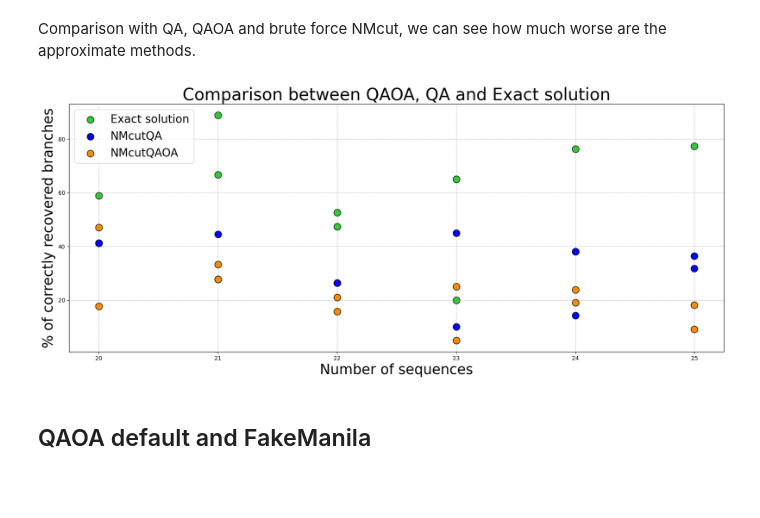
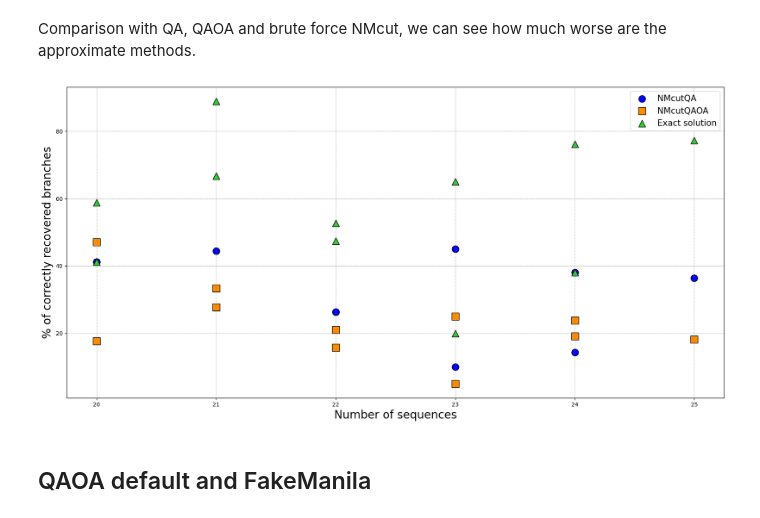
Before and after one commit to Nicofero/PhyloTree_ReConst, a Jupyter notebook: metrics_study.ipynb, the cells around one changed output. Saved outputs shown, nothing was run; the diff lists cells and outputs as text; code cells hidden in the pictures; blank space fills up the shorter version.

```diff
--- a/metrics_study.ipynb
+++ b/metrics_study.ipynb
@@ -681,21 +681,26 @@ plt.show()
 Comparison with QA, QAOA and brute force NMcut, we can see how much worse are the approximate methods.
 # %%
 filtered_rf = rf[rf['size'] < 26]
+filtered_rf = filtered_rf[filtered_rf['id']!= '40617']
 filtered_qiskit = qiskit_df[qiskit_df['size'] < 26]
 filtered_qiskit = filtered_qiskit[filtered_qiskit['size'] > 19]
+filtered_qiskit = filtered_qiskit[filtered_qiskit['id']!= 40617]
+jitter = 0.1
+plt.subplots(figsize=(21, 10))
 
-plt.subplots(figsize=(21, 8))
-plt.scatter(rf_bf['size'], rf_bf['RF'], edgecolor='k', color='limegreen', s=150,label='Exact solution')
-plt.scatter(filtered_rf['size'], filtered_rf['RF'], edgecolor='k', color='blue', s=150,label='NMcutQA')
-plt.scatter(filtered_qiskit['size'], filtered_qiskit['RF'], edgecolor='k', color='darkorange', s=150,label='NMcutQAOA')
-plt.xlabel('Number of sequences',fontdict={'fontsize': 25})
-plt.ylabel('% of correctly recovered branches',fontdict={'fontsize': 25})
-plt.title('Comparison between QAOA, QA and Exact solution', fontsize=30)
+plt.scatter(filtered_rf['size'], filtered_rf['RF'], edgecolor='k', color='blue', s=150, marker='o', label='NMcutQA')
+plt.scatter(filtered_qiskit['size'], filtered_qiskit['RF'], edgecolor='k', color='darkorange', s=150, marker='s', label='NMcutQAOA')
+plt.scatter(rf_bf['size'], rf_bf['RF'], edgecolor='k', color='limegreen', s=150, marker='^', label='Exact solution')
+
+
+plt.xlabel('Number of sequences',fontdict={'fontsize': 20})
+plt.ylabel('% of correctly recovered branches',fontdict={'fontsize': 20})
+# plt.title('Comparison between QAOA, QA and Exact solution', fontsize=30)
 plt.grid(color='gray', linestyle='--', linewidth=0.4)
-plt.legend(fontsize=20)
+plt.legend(fontsize=15)
 plt.show()
 # %% [output]
-[figure, old version]
+[figure, new version]
 # %% [markdown]
 ## QAOA default and FakeManila
 # %%
```
Also changed, not shown: parts of 12 cells of this notebook, 3 other files.
